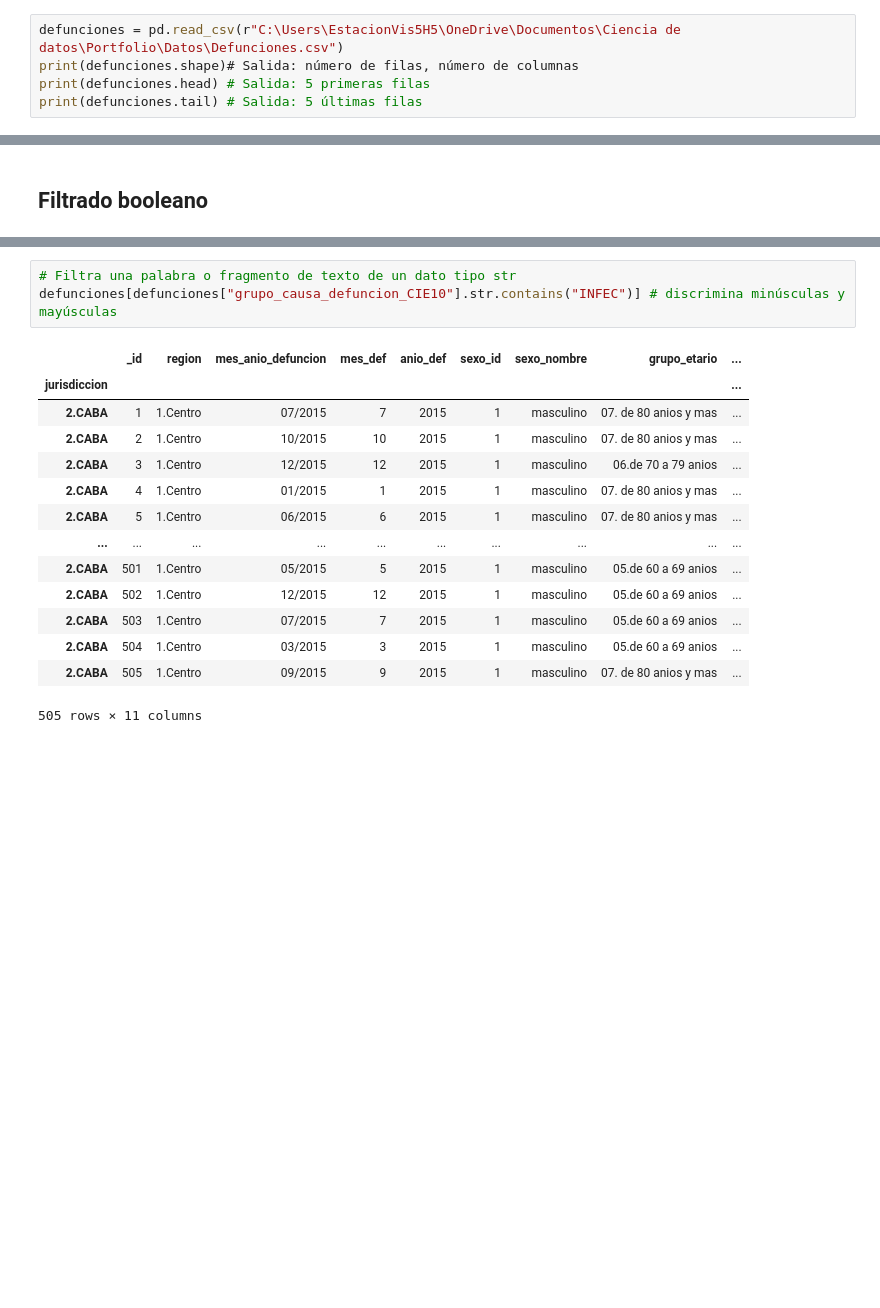
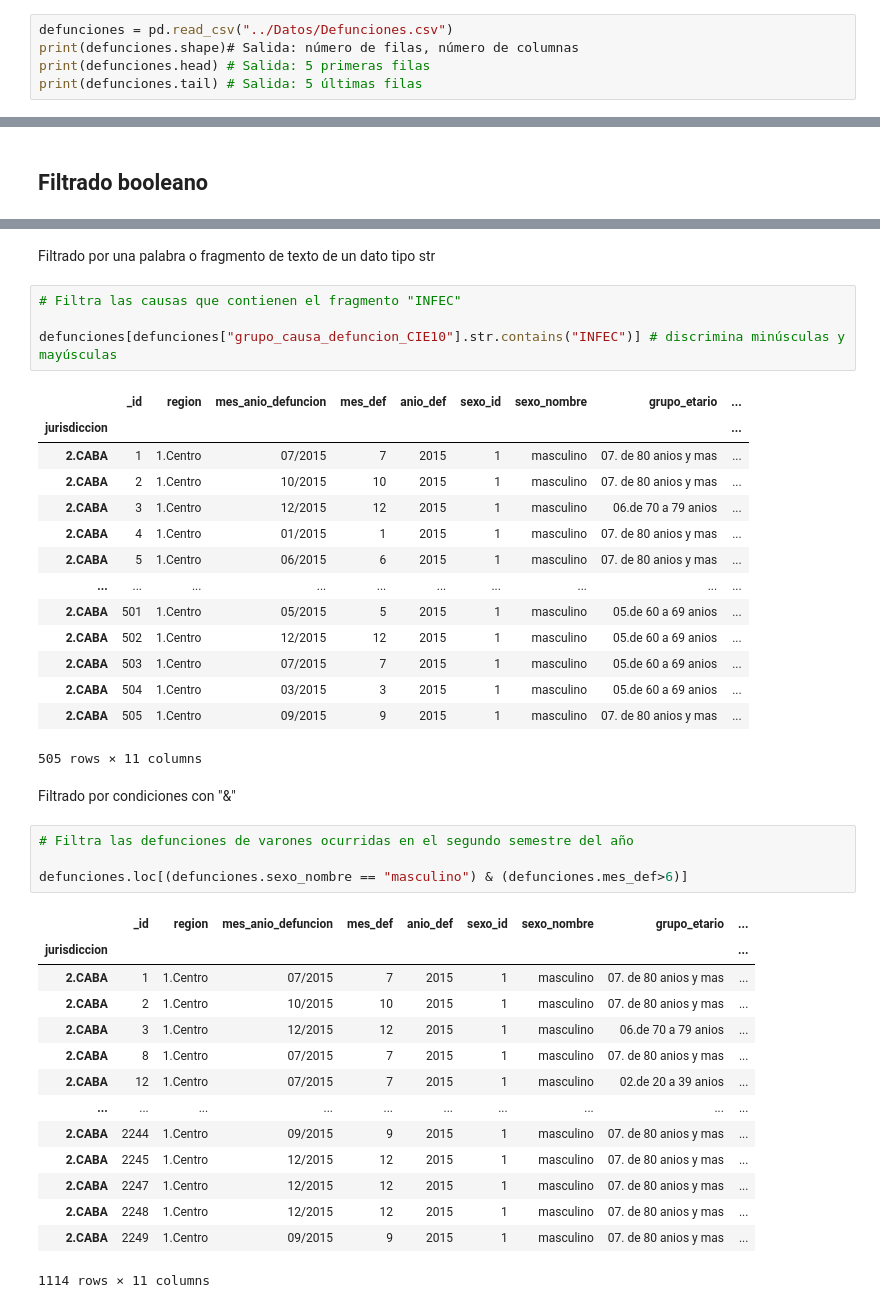
Before and after one commit to gastonruston/Portfolio, a Jupyter notebook: 01-fundamentos/04_pandas_basico.ipynb, the cells around one changed output, grey strips where cells are left out. Cells and saved outputs as stored; diff of their text form; blank space fills up the shorter version.

```diff
--- a/01-fundamentos/04_pandas_basico.ipynb
+++ b/01-fundamentos/04_pandas_basico.ipynb
@@ -74,7 +74,7 @@ Explicar diferencias entre: arreglo NumPy, data frame y serie:
 
 Cargalo con pd.read_csv y mostrá shape, head(), tail(), columns y dtypes.
 # %%
-defunciones = pd.read_csv(r"C:\Users\EstacionVis5H5\OneDrive\Documentos\Ciencia de datos\Portfolio\Datos\Defunciones.csv")
+defunciones = pd.read_csv("../Datos/Defunciones.csv")
 print(defunciones.shape)# Salida: número de filas, número de columnas
 print(defunciones.head) # Salida: 5 primeras filas
 print(defunciones.tail) # Salida: 5 últimas filas
@@ -349,8 +357,11 @@ defunciones[defunciones["cod_causa_muerte_CIE10"] == "A16"]
 | 2.CABA | 24 | 1.Centro | 12/2015 | 12 | 2015 | 1 | masculino | 07. de 80 anios y mas | ... |
 | 2.CABA | 25 | 1.Centro | 06/2015 | 6 | 2015 | 1 | masculino | 02.de 20 a 39 anios | ... |
 | 2.CABA | 26 | 1.Centro | 09/2015 | 9 | 2015 | 1 | masculino | 03.de 40 a 49 anios | ... |
+# %% [markdown]
+Filtrado por una palabra o fragmento de texto de un dato tipo str
 # %%
-# Filtra una palabra o fragmento de texto de un dato tipo str
+# Filtra las causas que contienen el fragmento "INFEC"
+
 defunciones[defunciones["grupo_causa_defuncion_CIE10"].str.contains("INFEC")] # discrimina minúsculas y mayúsculas
 # %% [output]
 |  | _id | region | mes_anio_defuncion | mes_def | anio_def | sexo_id | sexo_nombre | grupo_etario | ... |
@@ -367,3 +378,24 @@ defunciones[defunciones["grupo_causa_defuncion_CIE10"].str.contains("INFEC")] #
 | 2.CABA | 504 | 1.Centro | 03/2015 | 3 | 2015 | 1 | masculino | 05.de 60 a 69 anios | ... |
 | 2.CABA | 505 | 1.Centro | 09/2015 | 9 | 2015 | 1 | masculino | 07. de 80 anios y mas | ... |
 505 rows × 11 columns
+# %% [markdown]
+Filtrado por condiciones con "&"
+# %%
+# Filtra las defunciones de varones ocurridas en el segundo semestre del año
+
+defunciones.loc[(defunciones.sexo_nombre == "masculino") & (defunciones.mes_def>6)]
+# %% [output]
+|  | _id | region | mes_anio_defuncion | mes_def | anio_def | sexo_id | sexo_nombre | grupo_etario | ... |
+| jurisdiccion |  |  |  |  |  |  |  |  | ... |
+| 2.CABA | 1 | 1.Centro | 07/2015 | 7 | 2015 | 1 | masculino | 07. de 80 anios y mas | ... |
+| 2.CABA | 2 | 1.Centro | 10/2015 | 10 | 2015 | 1 | masculino | 07. de 80 anios y mas | ... |
+| 2.CABA | 3 | 1.Centro | 12/2015 | 12 | 2015 | 1 | masculino | 06.de 70 a 79 anios | ... |
+| 2.CABA | 8 | 1.Centro | 07/2015 | 7 | 2015 | 1 | masculino | 07. de 80 anios y mas | ... |
+| 2.CABA | 12 | 1.Centro | 07/2015 | 7 | 2015 | 1 | masculino | 02.de 20 a 39 anios | ... |
+| ... | ... | ... | ... | ... | ... | ... | ... | ... | ... |
+| 2.CABA | 2244 | 1.Centro | 09/2015 | 9 | 2015 | 1 | masculino | 07. de 80 anios y mas | ... |
+| 2.CABA | 2245 | 1.Centro | 12/2015 | 12 | 2015 | 1 | masculino | 07. de 80 anios y mas | ... |
+| 2.CABA | 2247 | 1.Centro | 12/2015 | 12 | 2015 | 1 | masculino | 07. de 80 anios y mas | ... |
+| 2.CABA | 2248 | 1.Centro | 12/2015 | 12 | 2015 | 1 | masculino | 07. de 80 anios y mas | ... |
+| 2.CABA | 2249 | 1.Centro | 09/2015 | 9 | 2015 | 1 | masculino | 07. de 80 anios y mas | ... |
+1114 rows × 11 columns
```
Also changed, not shown: parts of 10 cells of this notebook.
